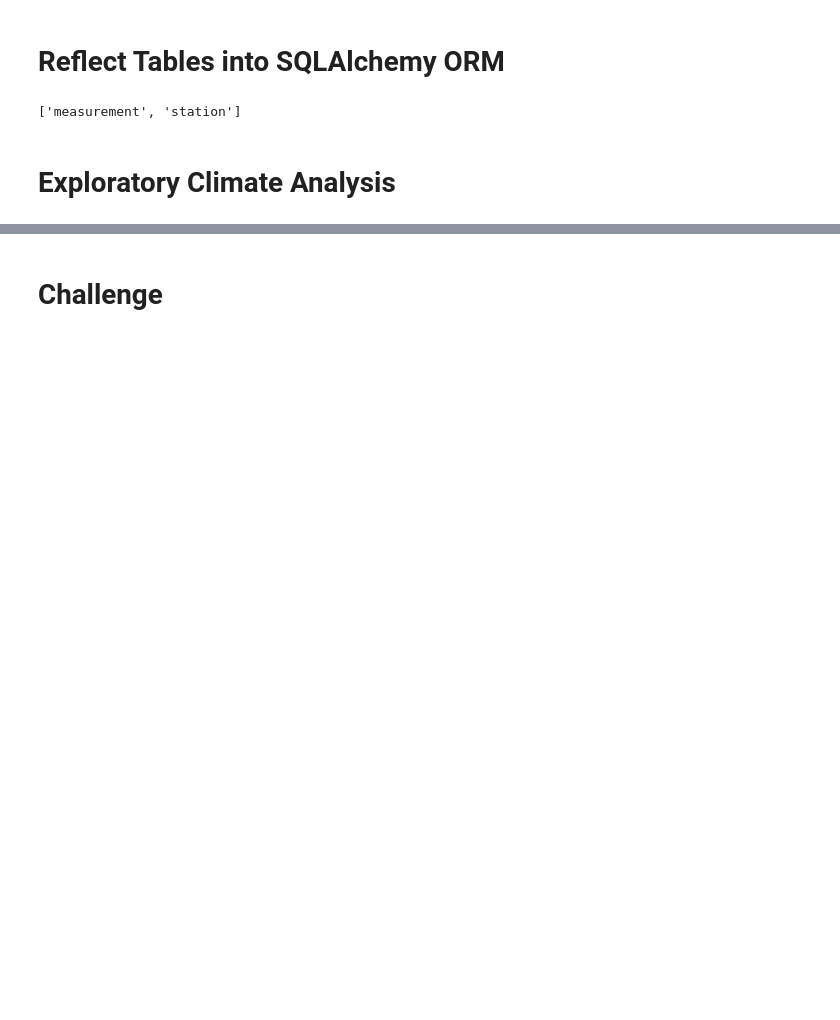
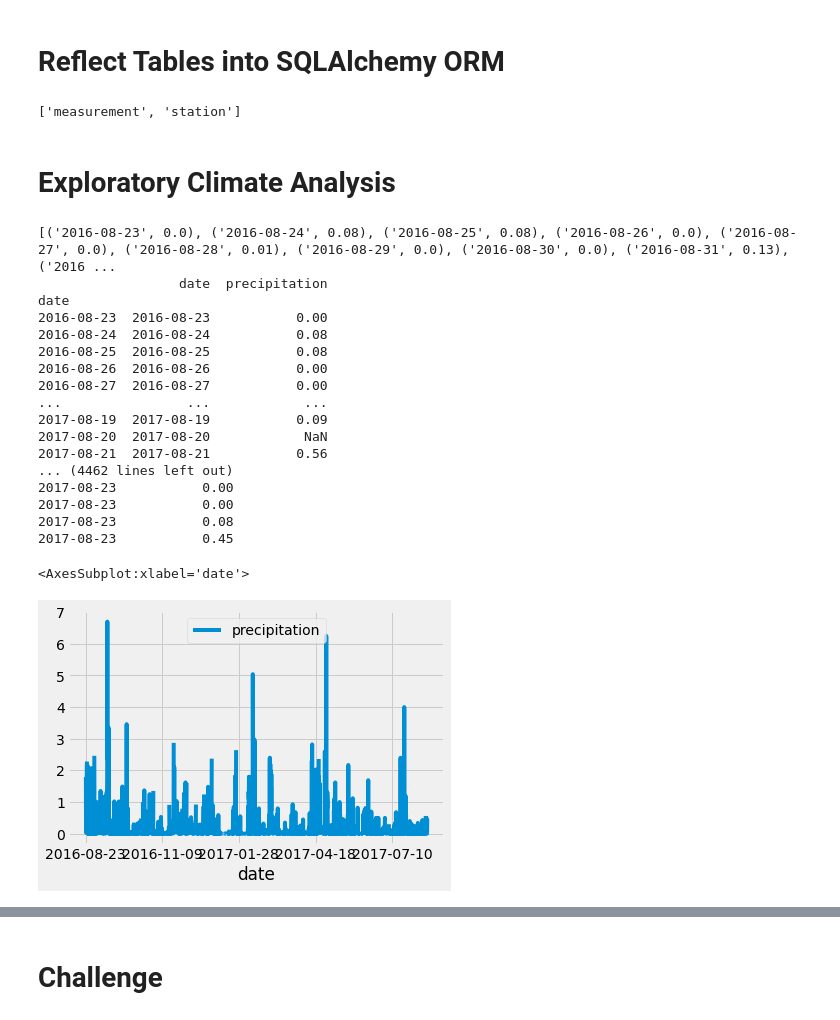
Before and after one commit to SohaT7/Surfs_Up, a Jupyter notebook: climate_analysis.ipynb, the cells around one changed output, grey strips where cells are left out. Drawn from its saved outputs; the diff is of its cells as text; code cells hidden in the pictures; blank space fills up the shorter version.

Commit message:
Adding SurfsUp_Challenge, hawaii.sqlite, images, and app.py files.

```diff
--- a/climate_analysis.ipynb
+++ b/climate_analysis.ipynb
@@ -50,16 +50,65 @@ session = Session(engine)
 # Exploratory Climate Analysis
 # %%
 # Design a query to retrieve the last 12 months of precipitation data and plot the results.
+
 #Starting from the last data point in the database.
+prev_year = dt.date(2017, 8, 23)
 
 # Calculate the date one year from the last date in data set.
+prev_year = dt.date(2017, 8, 23) - dt.timedelta(days=365)
 
 # Perform a query to retrieve the data and precipitation scores
+# NOTE: Adding .all() at the end of query,
+# extracts all of the results from our query and puts them in a list.
+results = session.query(Measurement.date, Measurement.prcp).filter(Measurement.date >= prev_year).all()
+print(results)
 
 # Save the query results as a Pandas DataFrame and set the index to the date column
+df = pd.DataFrame(results, columns=['date','precipitation'])
+df.set_index(df['date'], inplace=True)
+# NOTE: By setting inplace=True, we're saying that we do not
+# want to create a new DataFrame with the modified specifications.
+# If we set it to "False," then we would create a new DataFrame.
+
+# Print dataframe with the index:
+print(df)
+# Print dataframe without the index:
+# First, convert to string, then set index to "False":
+print(df.to_string(index=False))
 
 # Sort the dataframe by date
+# (Since we set our index to the date column previously, we can
+# use our new index to sort our results.)
+df = df.sort_index()
+
+# Print the sorted list without the index:
+print(df.to_string(index=False))
+# Now the dates are in order.
 
 # Use Pandas Plotting with Matplotlib to plot the data
+df.plot()
+
+# NOTE CONCLUSIONS: Some months have higher amounts of precipitation
+# than others. This plot shows the total precipitation per day.
+# %% [output]
+[('2016-08-23', 0.0), ('2016-08-24', 0.08), ('2016-08-25', 0.08), ('2016-08-26', 0.0), ('2016-08-27', 0.0), ('2016-08-28', 0.01), ('2016-08-29', 0.0), ('2016-08-30', 0.0), ('2016-08-31', 0.13), ('2016 ...
+                  date  precipitation
+date
+2016-08-23  2016-08-23           0.00
+2016-08-24  2016-08-24           0.08
+2016-08-25  2016-08-25           0.08
+2016-08-26  2016-08-26           0.00
+2016-08-27  2016-08-27           0.00
+...                ...            ...
+2017-08-19  2017-08-19           0.09
+2017-08-20  2017-08-20            NaN
+2017-08-21  2017-08-21           0.56
+... (4462 lines left out)
+2017-08-23           0.00
+2017-08-23           0.00
+2017-08-23           0.08
+2017-08-23           0.45
+<AxesSubplot:xlabel='date'>
+[figure, added]
 # %%
 # Use Pandas to calcualte the summary statistics for the precipitation data
```
Also changed, not shown: parts of 6 cells of this notebook, 6 other files.
